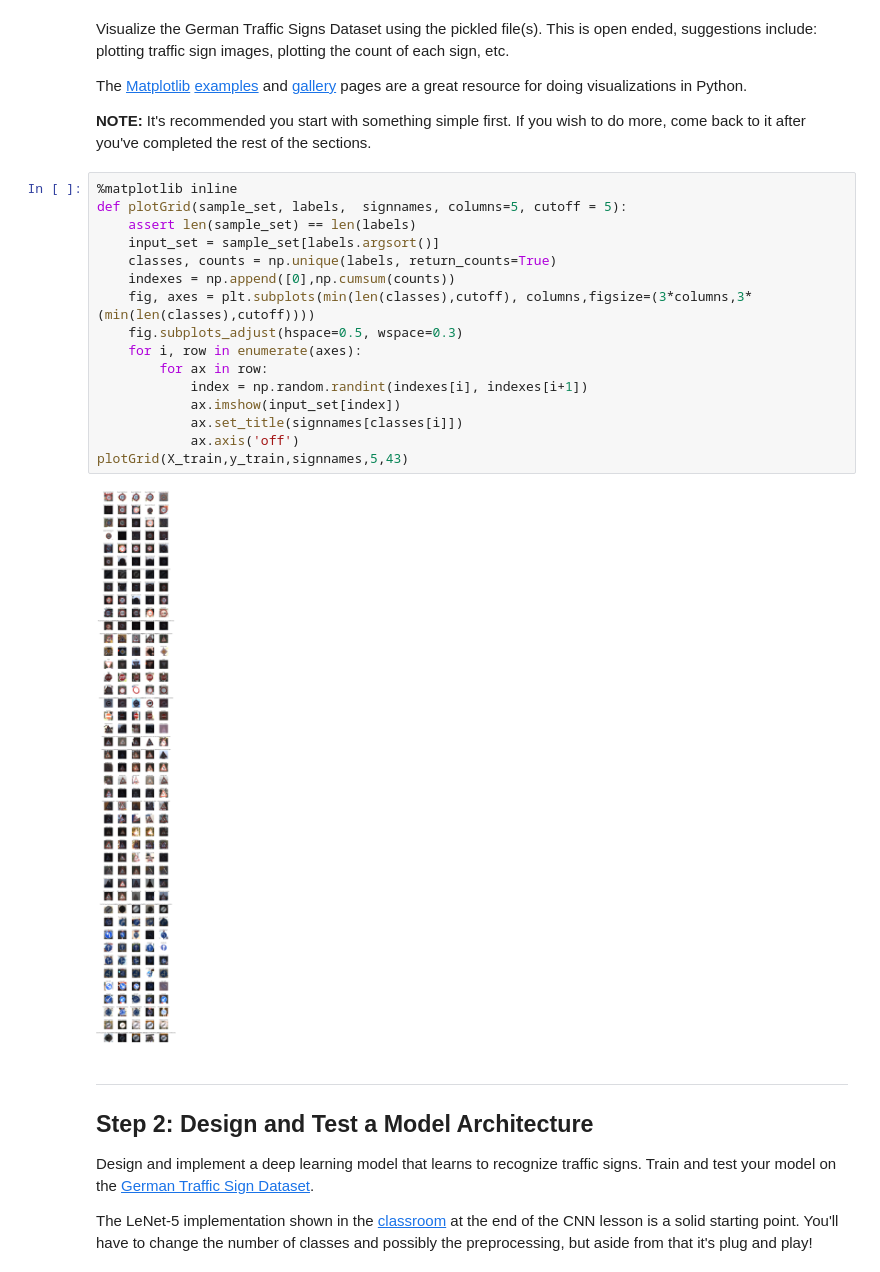
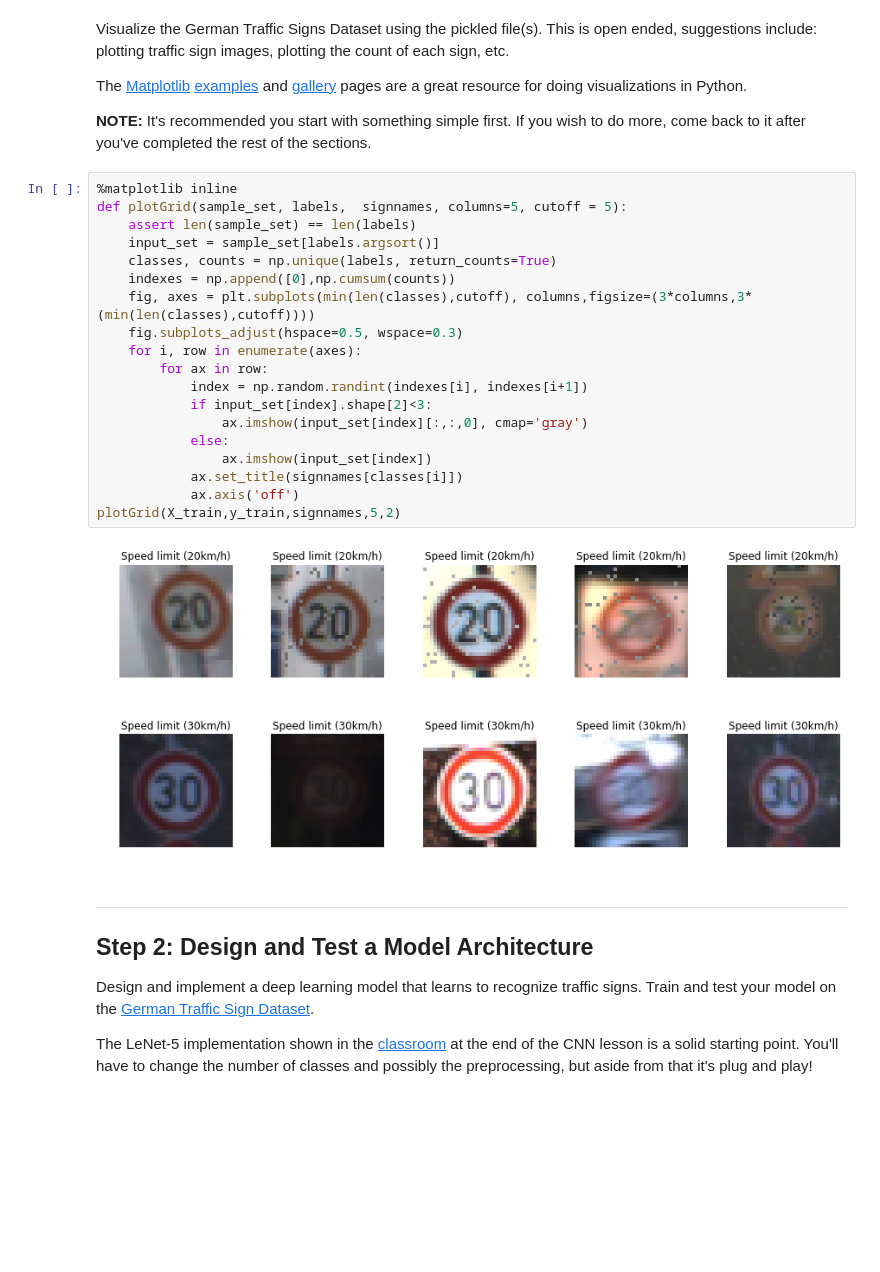
Before and after one commit to cfficaurzua/P2-SDCND, a Jupyter notebook: Traffic_Sign_Classifier.ipynb, the cells around one changed output. Saved outputs shown, nothing was run; the diff lists cells and outputs as text; blank space fills up the shorter version.

```diff
--- a/Traffic_Sign_Classifier.ipynb
+++ b/Traffic_Sign_Classifier.ipynb
@@ -117,21 +117,24 @@ The [Matplotlib](http://matplotlib.org/) [examples](http://matplotlib.org/exampl
 # %%
 %matplotlib inline
 def plotGrid(sample_set, labels,  signnames, columns=5, cutoff = 5):
     assert len(sample_set) == len(labels)
     input_set = sample_set[labels.argsort()]
     classes, counts = np.unique(labels, return_counts=True)
     indexes = np.append([0],np.cumsum(counts))
     fig, axes = plt.subplots(min(len(classes),cutoff), columns,figsize=(3*columns,3*(min(len(classes),cutoff))))
     fig.subplots_adjust(hspace=0.5, wspace=0.3)
     for i, row in enumerate(axes):
         for ax in row:
             index = np.random.randint(indexes[i], indexes[i+1])
-            ax.imshow(input_set[index])
+            if input_set[index].shape[2]<3:
+                ax.imshow(input_set[index][:,:,0], cmap='gray')
+            else:
+                ax.imshow(input_set[index])
             ax.set_title(signnames[classes[i]])
             ax.axis('off')
-plotGrid(X_train,y_train,signnames,5,43)
+plotGrid(X_train,y_train,signnames,5,2)
 # %% [output]
-[figure, old version]
+[figure, new version]
 # %% [markdown]
 ----
 
```
Also changed, not shown: parts of 7 cells of this notebook.
